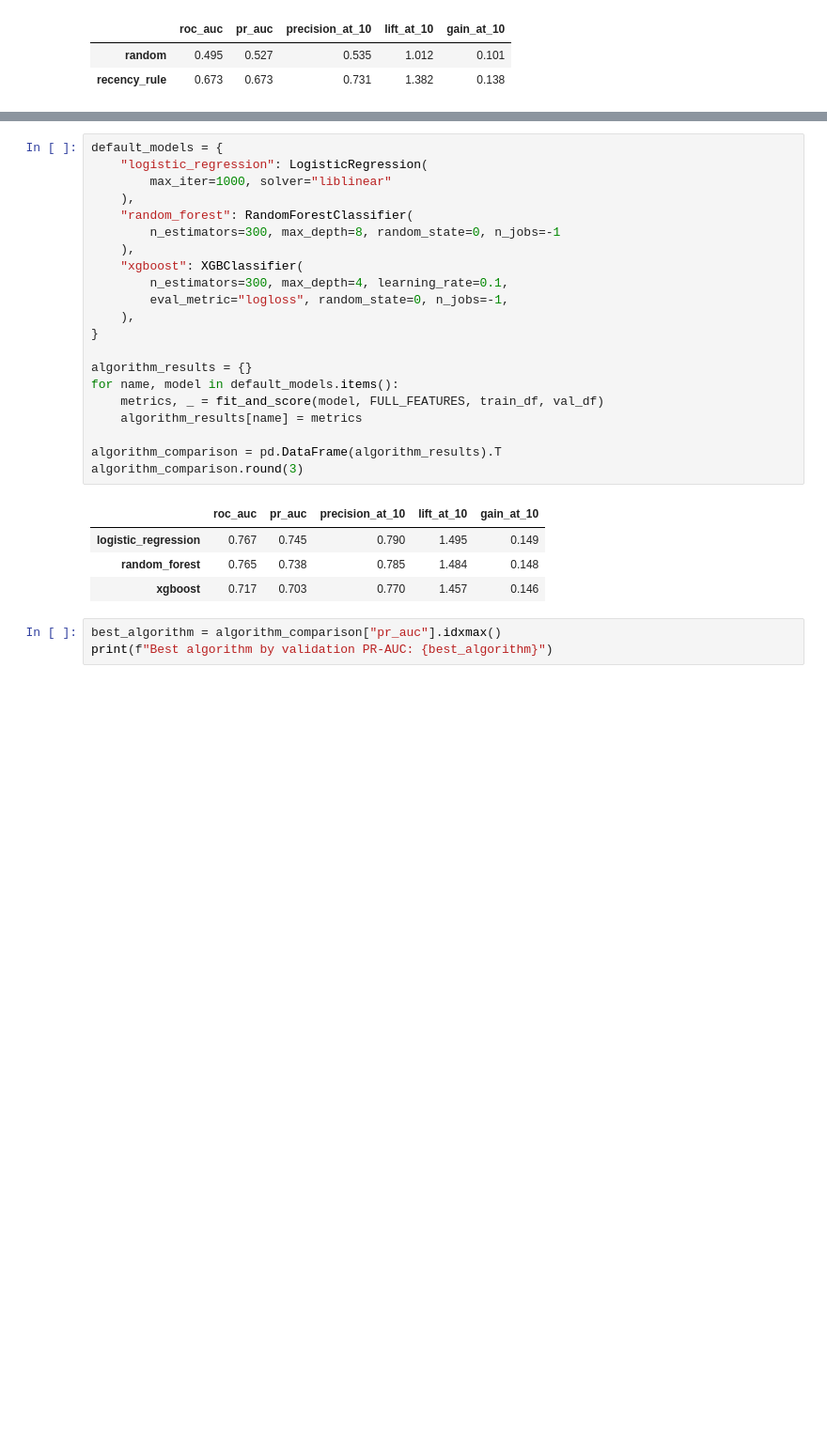
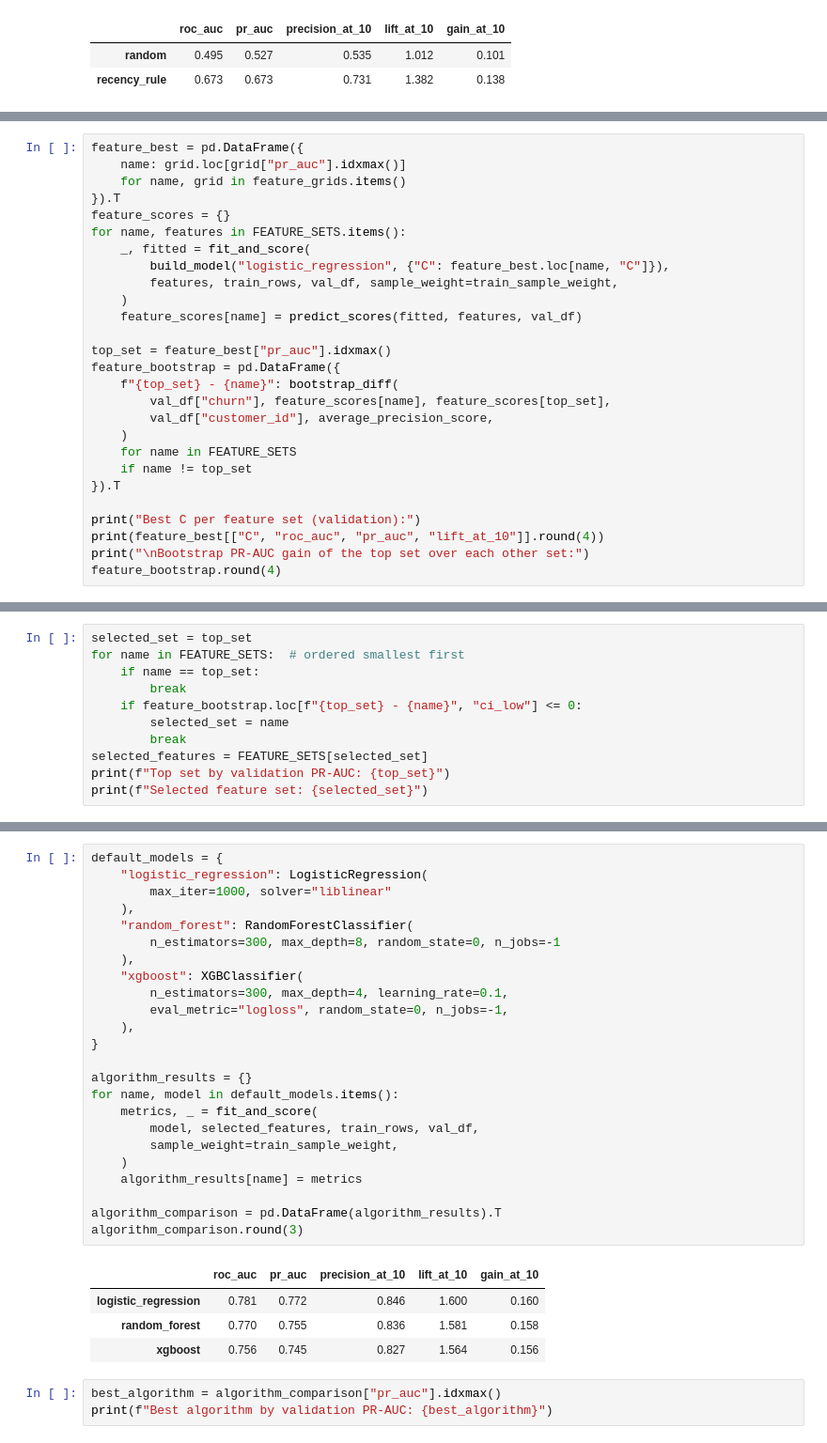
Before and after one commit to nguyenbaanh7779/customer-churn-prediction, a Jupyter notebook: notebooks/08_modeling.ipynb, the cells around one changed output, grey strips where cells are left out. Shown at 94% size. Drawn from its saved outputs; the diff is of its cells as text; blank space fills up the shorter version.

```diff
--- a/notebooks/08_modeling.ipynb
+++ b/notebooks/08_modeling.ipynb
@@ -375,0 +610,27 @@ feature_progression.round(3)
+# %%
+feature_best = pd.DataFrame({
+    name: grid.loc[grid["pr_auc"].idxmax()]
+    for name, grid in feature_grids.items()
+}).T
+feature_scores = {}
+for name, features in FEATURE_SETS.items():
+    _, fitted = fit_and_score(
+        build_model("logistic_regression", {"C": feature_best.loc[name, "C"]}),
+        features, train_rows, val_df, sample_weight=train_sample_weight,
+    )
+    feature_scores[name] = predict_scores(fitted, features, val_df)
+
+top_set = feature_best["pr_auc"].idxmax()
+feature_bootstrap = pd.DataFrame({
+    f"{top_set} - {name}": bootstrap_diff(
+        val_df["churn"], feature_scores[name], feature_scores[top_set],
+        val_df["customer_id"], average_precision_score,
+    )
+    for name in FEATURE_SETS
+    if name != top_set
+}).T
+
+print("Best C per feature set (validation):")
+print(feature_best[["C", "roc_auc", "pr_auc", "lift_at_10"]].round(4))
+print("\nBootstrap PR-AUC gain of the top set over each other set:")
+feature_bootstrap.round(4)
@@ -375,0 +648,11 @@ feature_progression.round(3)
+# %%
+selected_set = top_set
+for name in FEATURE_SETS:  # ordered smallest first
+    if name == top_set:
+        break
+    if feature_bootstrap.loc[f"{top_set} - {name}", "ci_low"] <= 0:
+        selected_set = name
+        break
+selected_features = FEATURE_SETS[selected_set]
+print(f"Top set by validation PR-AUC: {top_set}")
+print(f"Selected feature set: {selected_set}")
@@ -382,29 +669,32 @@ on the same episode-sampled train rows and scored on validation.
 # %%
 default_models = {
     "logistic_regression": LogisticRegression(
         max_iter=1000, solver="liblinear"
     ),
     "random_forest": RandomForestClassifier(
         n_estimators=300, max_depth=8, random_state=0, n_jobs=-1
     ),
     "xgboost": XGBClassifier(
         n_estimators=300, max_depth=4, learning_rate=0.1,
         eval_metric="logloss", random_state=0, n_jobs=-1,
     ),
 }
 
 algorithm_results = {}
 for name, model in default_models.items():
-    metrics, _ = fit_and_score(model, FULL_FEATURES, train_df, val_df)
+    metrics, _ = fit_and_score(
+        model, selected_features, train_rows, val_df,
+        sample_weight=train_sample_weight,
+    )
     algorithm_results[name] = metrics
 
 algorithm_comparison = pd.DataFrame(algorithm_results).T
 algorithm_comparison.round(3)
 # %% [output]
 |  | roc_auc | pr_auc | precision_at_10 | lift_at_10 | gain_at_10 |
-| logistic_regression | 0.767 | 0.745 | 0.790 | 1.495 | 0.149 |
-| random_forest | 0.765 | 0.738 | 0.785 | 1.484 | 0.148 |
-| xgboost | 0.717 | 0.703 | 0.770 | 1.457 | 0.146 |
+| logistic_regression | 0.781 | 0.772 | 0.846 | 1.600 | 0.160 |
+| random_forest | 0.770 | 0.755 | 0.836 | 1.581 | 0.158 |
+| xgboost | 0.756 | 0.745 | 0.827 | 1.564 | 0.156 |
 # %%
 best_algorithm = algorithm_comparison["pr_auc"].idxmax()
 print(f"Best algorithm by validation PR-AUC: {best_algorithm}")
```
Also changed, not shown: parts of 33 cells of this notebook, 13 other files.
